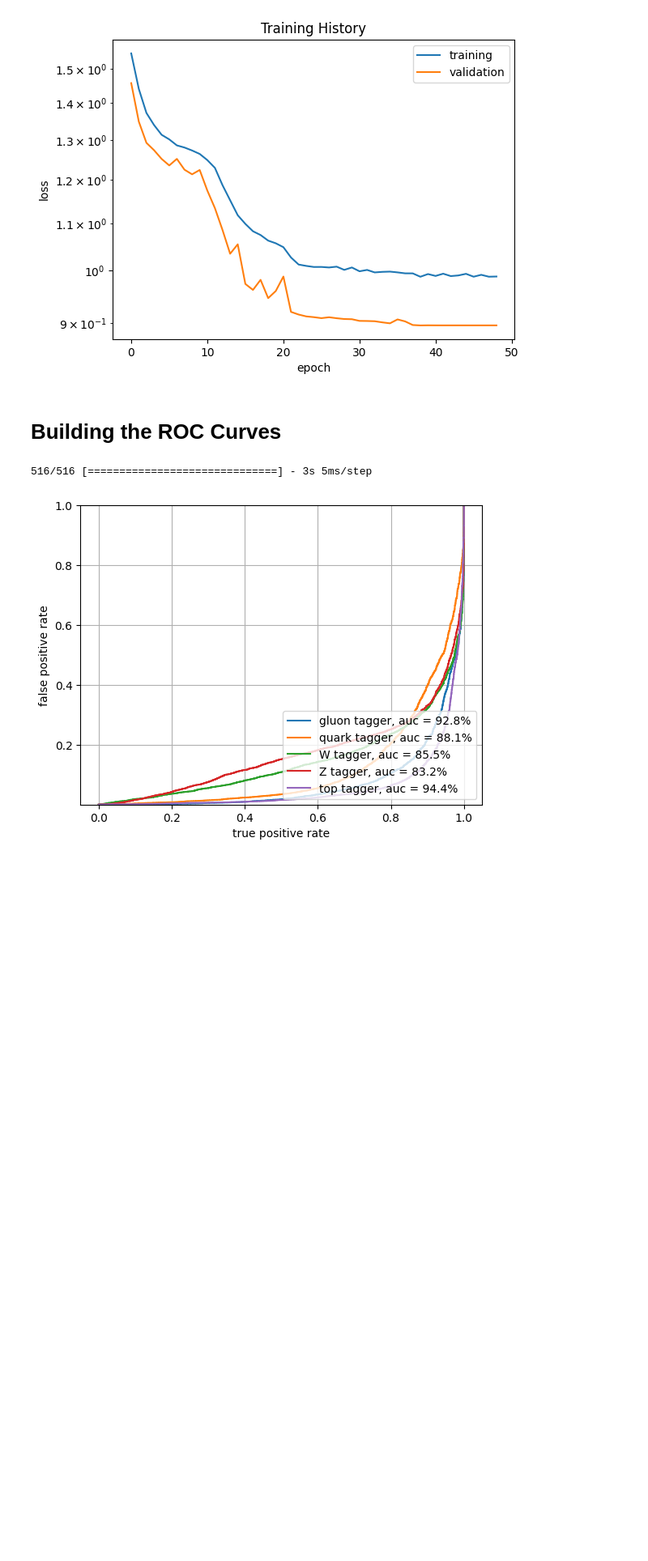
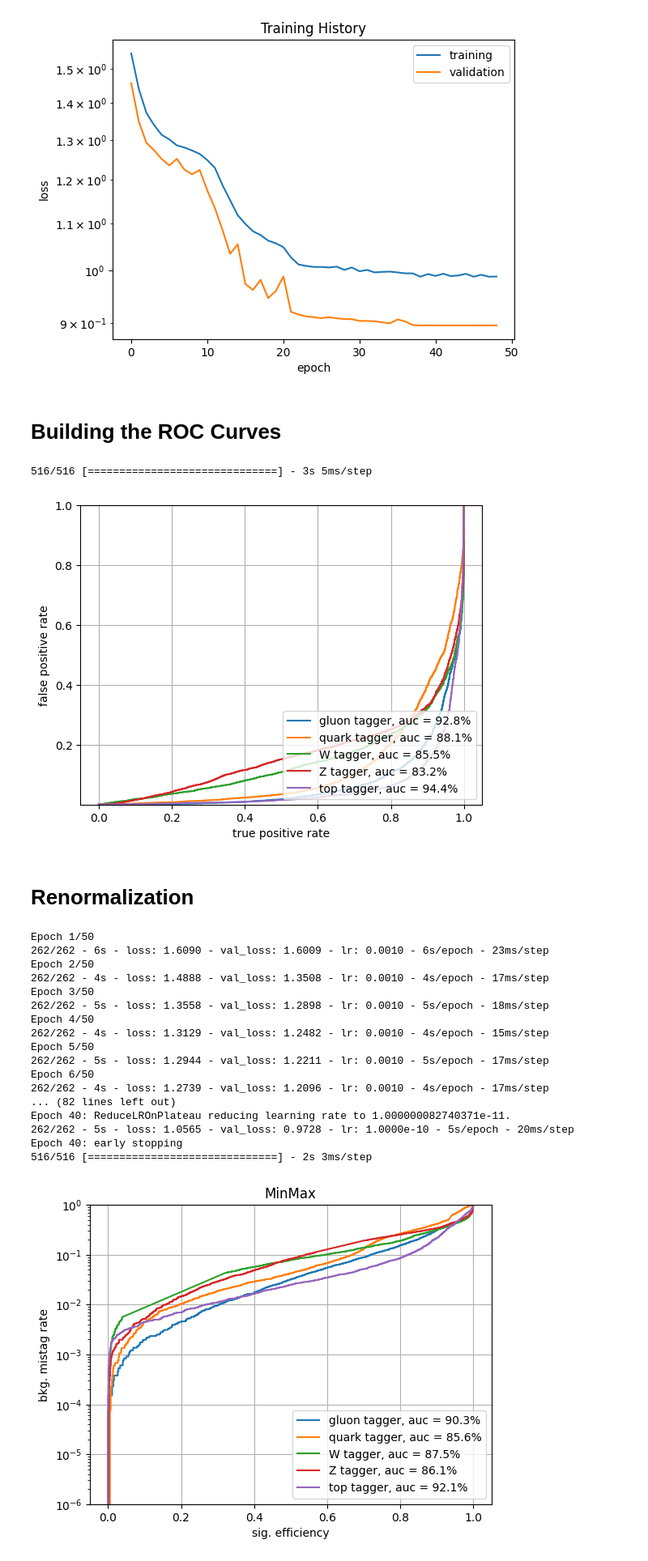
Before and after one commit to fran-scala/ML_course_Pavia_23, a Jupyter notebook: neural-networks/4.JetTaggingConv1D.ipynb, the cells around one changed output. Shown: that part at 81% size. Saved outputs shown, nothing was run; the diff lists cells and outputs as text; code cells hidden in the pictures; blank space fills up the shorter version.

```diff
--- a/neural-networks/4.JetTaggingConv1D.ipynb
+++ b/neural-networks/4.JetTaggingConv1D.ipynb
@@ -245,3 +245,80 @@ plt.show()
 # %% [output]
 516/516 [==============================] - 3s 5ms/step
 [figure]
+# %% [markdown]
+# Renormalization
+# %%
+batch_size = 128
+n_epochs = 50
+import pandas as pd
+from sklearn.metrics import roc_curve, auc
+from sklearn import preprocessing
+
+scalers = ['MinMax', 'Standard']
+for i,scaler in enumerate([preprocessing.MinMaxScaler(),preprocessing.StandardScaler()]):
+  j,k,l = X_train.shape
+  X_train = X_train.reshape(j*k, l)
+  j_v,k_v,l_v = X_val.shape
+  X_val = X_val.reshape(j_v*k_v,l_v)
+
+  X_train_scaled = scaler.fit_transform(X_train)
+  X_val_scaled = scaler.transform(X_val)
+
+  X_train = X_train.reshape(j,k, l)
+  X_val = X_val.reshape(j_v,k_v,l_v)
+  X_train_scaled = X_train_scaled.reshape(j,k, l)
+  X_val_scaled = X_val_scaled.reshape(j_v,k_v,l_v)
+  # train
+  model = Model(inputs=inputList, outputs=output)
+  model.compile(loss='categorical_crossentropy', optimizer='adam')
+  history = model.fit(X_train_scaled, y_train, epochs=n_epochs, batch_size=batch_size, verbose = 2,
+                  validation_data=(X_val_scaled, y_val),
+                  callbacks = [
+                  EarlyStopping(monitor='val_loss', patience=10, verbose=1),
+                  ReduceLROnPlateau(monitor='val_loss', factor=0.1, patience=2, verbose=1),
+                  TerminateOnNaN()])
+
+  predict_val = model.predict(X_val_scaled)
+  df = pd.DataFrame()
+  fpr = {}
+  tpr = {}
+  auc1 = {}
+
+  labels = ['gluon', 'quark', 'W', 'Z', 'top']
+  plt.figure()
+  plt.title(scalers[i])
+  for i, label in enumerate(labels):
+          df[label] = y_val[:,i]
+          df[label + '_pred'] = predict_val[:,i]
+
+          fpr[label], tpr[label], threshold = roc_curve(df[label],df[label+'_pred'])
+
+          auc1[label] = auc(fpr[label], tpr[label])
+
+          plt.plot(tpr[label],fpr[label],label='%s tagger, auc = %.1f%%'%(label,auc1[label]*100.))
+  plt.semilogy()
+  plt.xlabel("sig. efficiency")
+  plt.ylabel("bkg. mistag rate")
+  plt.ylim(0.000001,1)
+  plt.grid(True)
+  plt.legend(loc='lower right')
+  plt.show()
+# %% [output]
+Epoch 1/50
+262/262 - 6s - loss: 1.6090 - val_loss: 1.6009 - lr: 0.0010 - 6s/epoch - 23ms/step
+Epoch 2/50
+262/262 - 4s - loss: 1.4888 - val_loss: 1.3508 - lr: 0.0010 - 4s/epoch - 17ms/step
+Epoch 3/50
+262/262 - 5s - loss: 1.3558 - val_loss: 1.2898 - lr: 0.0010 - 5s/epoch - 18ms/step
+Epoch 4/50
+262/262 - 4s - loss: 1.3129 - val_loss: 1.2482 - lr: 0.0010 - 4s/epoch - 15ms/step
+Epoch 5/50
+262/262 - 5s - loss: 1.2944 - val_loss: 1.2211 - lr: 0.0010 - 5s/epoch - 17ms/step
+Epoch 6/50
+262/262 - 4s - loss: 1.2739 - val_loss: 1.2096 - lr: 0.0010 - 4s/epoch - 17ms/step
+... (82 lines left out)
+Epoch 40: ReduceLROnPlateau reducing learning rate to 1.000000082740371e-11.
+262/262 - 5s - loss: 1.0565 - val_loss: 0.9728 - lr: 1.0000e-10 - 5s/epoch - 20ms/step
+Epoch 40: early stopping
+516/516 [==============================] - 2s 3ms/step
+[figure, added]
```
Also changed, not shown: parts of 3 cells of this notebook.
